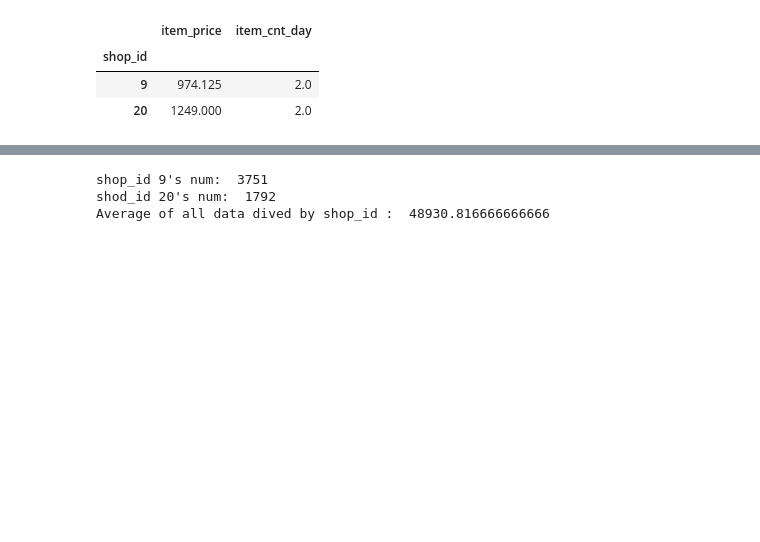
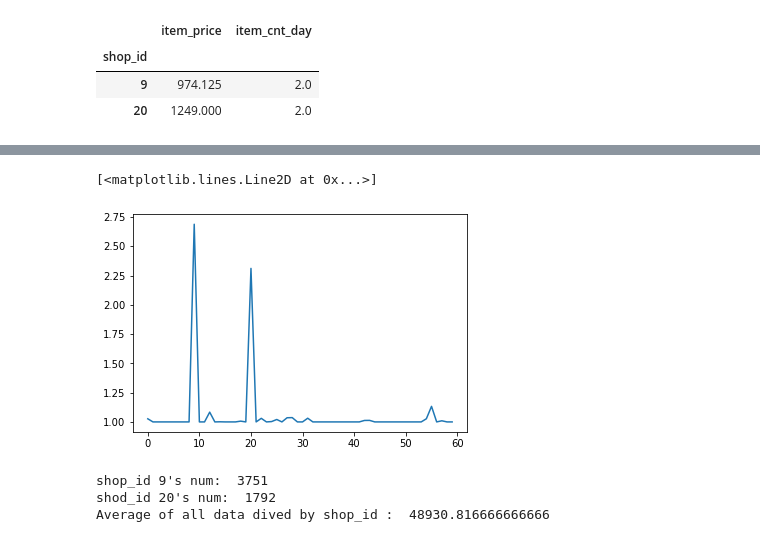
Before and after one commit to hykhhijk/Kaggle, a Jupyter notebook: Predict Future Sales/EDA.ipynb, the cells around one changed output, grey strips where cells are left out. Cells and saved outputs as stored; diff of their text form; code cells hidden in the pictures; blank space fills up the shorter version.

```diff
--- a/Predict Future Sales/EDA.ipynb
+++ b/Predict Future Sales/EDA.ipynb
@@ -307,3 +282,9 @@ train.groupby("shop_id").median()[train.groupby("shop_id").median()["item_cnt_da
+# %%
+temp = train.groupby("shop_id")["item_cnt_day"]
+plt.plot(pd.DataFrame(temp.apply(stats.trim_mean, 0.1)))
+# %% [output]
+[<matplotlib.lines.Line2D at 0x...>]
+[figure, added]
 # %%
 print("shop_id 9's num: ",(train["shop_id"]==9).sum(),"\nshod_id 20's num: ", (train["shop_id"]==20).sum(),
       "\nAverage of all data dived by shop_id : ", len(train) / 60)
```
Also changed, not shown: parts of 50 cells of this notebook.
